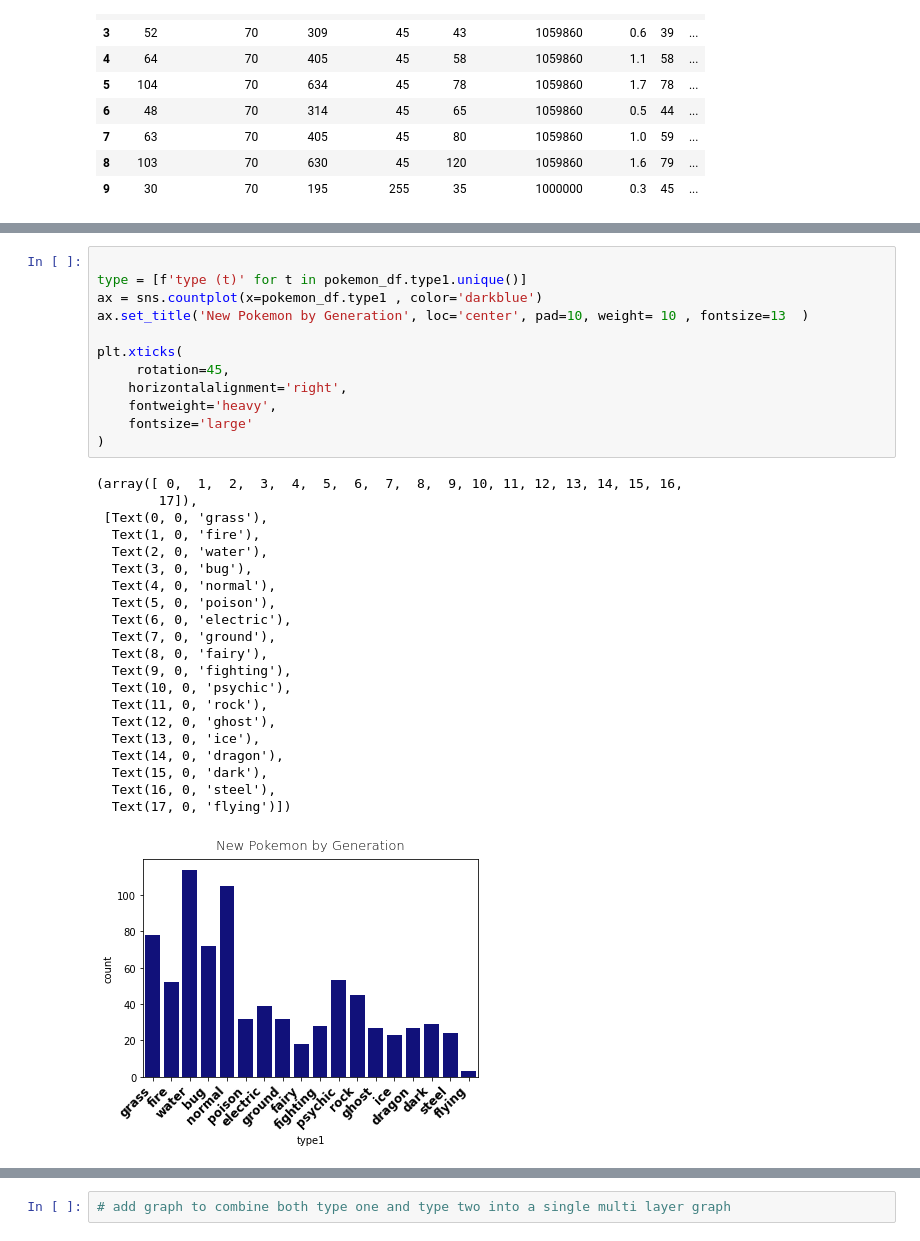
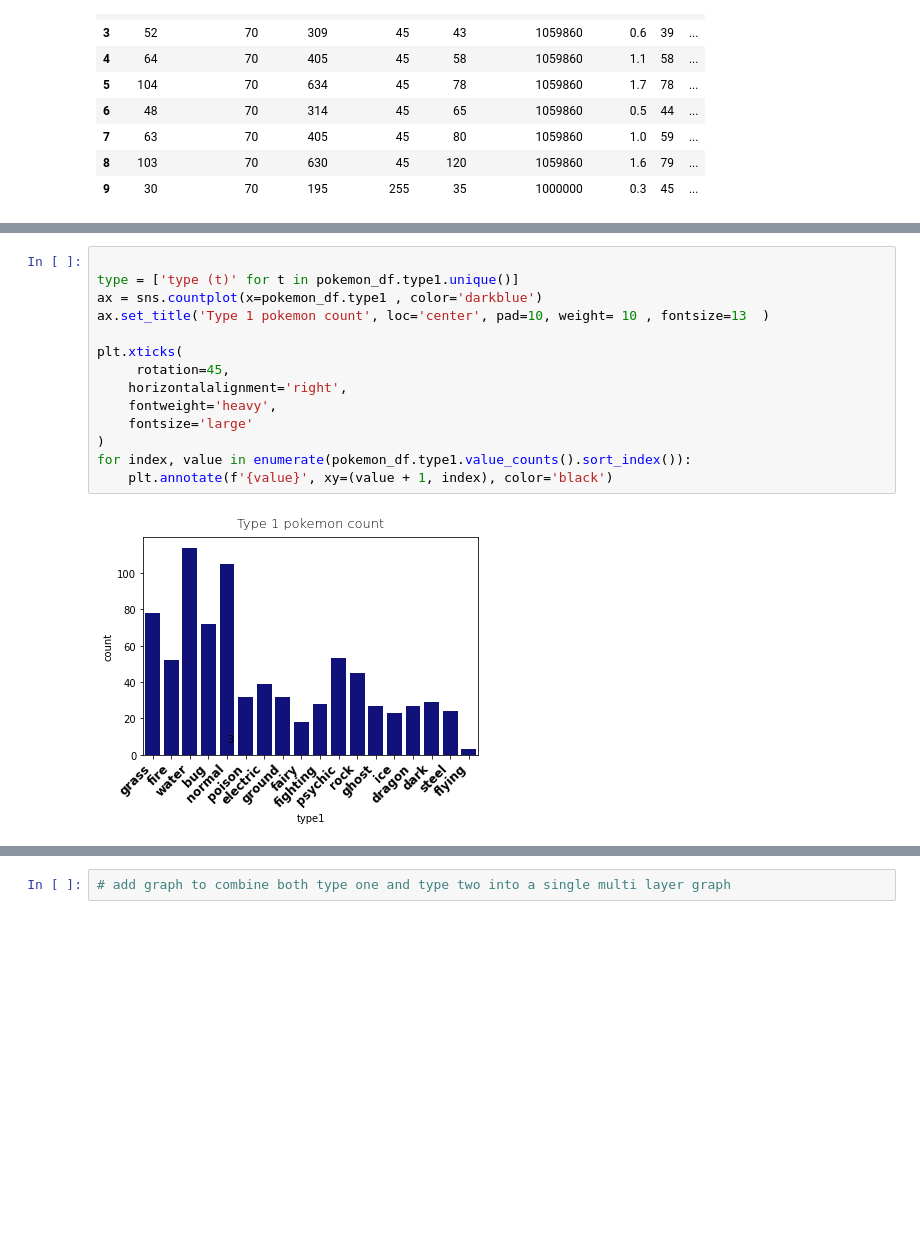
Before and after one commit to zacker232423/Pokemon-Project, a Jupyter notebook: pokemon.ipynb, the cells around one changed output, grey strips where cells are left out. Drawn from its saved outputs; the diff is of its cells as text; blank space fills up the shorter version.

```diff
--- a/pokemon.ipynb
+++ b/pokemon.ipynb
@@ -58,38 +58,20 @@ for index, value in enumerate(pokemon_df.generation.value_counts().sort_index())
 [figure]
 # %%
 
-type = [f'type (t)' for t in pokemon_df.type1.unique()]
+type = ['type (t)' for t in pokemon_df.type1.unique()]
 ax = sns.countplot(x=pokemon_df.type1 , color='darkblue')
-ax.set_title('New Pokemon by Generation', loc='center', pad=10, weight= 10 , fontsize=13  )
+ax.set_title('Type 1 pokemon count', loc='center', pad=10, weight= 10 , fontsize=13  )
 
 plt.xticks(
      rotation=45,
     horizontalalignment='right',
     fontweight='heavy',
     fontsize='large'
 )
+for index, value in enumerate(pokemon_df.type1.value_counts().sort_index()):
+    plt.annotate(f'{value}', xy=(value + 1, index), color='black')
 # %% [output]
-(array([ 0,  1,  2,  3,  4,  5,  6,  7,  8,  9, 10, 11, 12, 13, 14, 15, 16,
-        17]),
- [Text(0, 0, 'grass'),
-  Text(1, 0, 'fire'),
-  Text(2, 0, 'water'),
-  Text(3, 0, 'bug'),
-  Text(4, 0, 'normal'),
-  Text(5, 0, 'poison'),
-  Text(6, 0, 'electric'),
-  Text(7, 0, 'ground'),
-  Text(8, 0, 'fairy'),
-  Text(9, 0, 'fighting'),
-  Text(10, 0, 'psychic'),
-  Text(11, 0, 'rock'),
-  Text(12, 0, 'ghost'),
-  Text(13, 0, 'ice'),
-  Text(14, 0, 'dragon'),
-  Text(15, 0, 'dark'),
-  Text(16, 0, 'steel'),
-  Text(17, 0, 'flying')])
-[figure, old version]
+[figure, new version]
 # %%
 type2 = [f'type (t)' for t in pokemon_df.type2.unique()]
 ax = sns.countplot(x=pokemon_df.type2 , color='darkblue')
```
Also changed, not shown: parts of 3 cells of this notebook.
